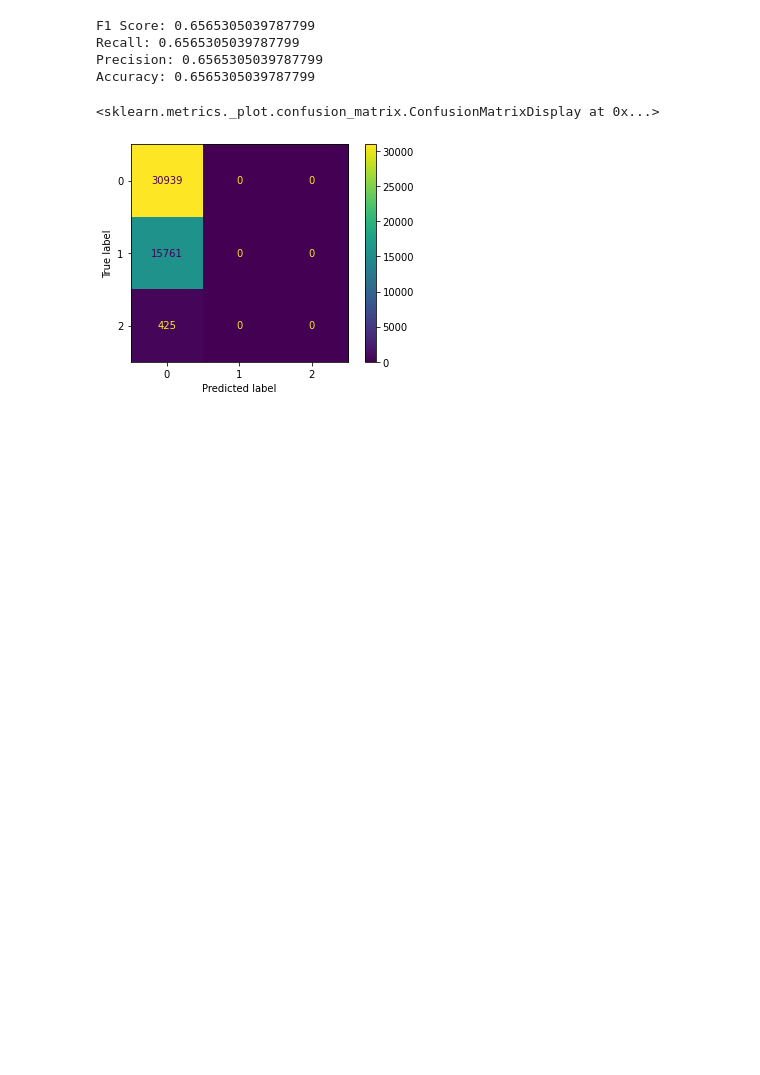
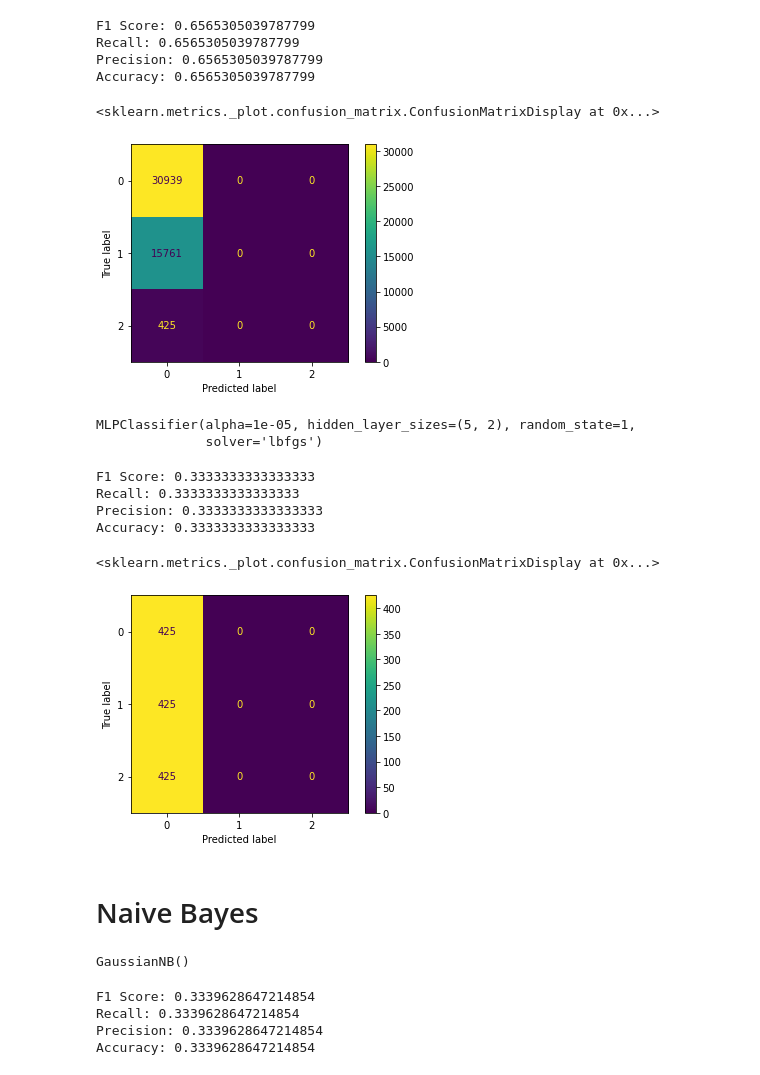
Before and after one commit to tianiachan/IdentifyingAirBnBsinSantaClara, a Jupyter notebook: Data670_Identifying_AirBnBs.ipynb, the cells around one changed output. Saved outputs shown, nothing was run; the diff lists cells and outputs as text; code cells hidden in the pictures; blank space fills up the shorter version.

Commit message:
Created using Colaboratory - visualize RF when only have numbers?

```diff
--- a/Data670_Identifying_AirBnBs.ipynb
+++ b/Data670_Identifying_AirBnBs.ipynb
@@ -288,4 +291,4 @@ print(stop_words)
 #remove stop words and words that are only one character long
 #reviews_df['comments'] = reviews_df['comments'].astype('str').apply(lambda x: ' '.join([word for word in x.split() if word not in (stop_words)]))
 
-reviews_df['comments'] = reviews_df['comments'].astype('str').apply(lambda x: ' '.join([word for word in x.split() if word not in (stop_words) and len(word) != 1]))
+#reviews_df['comments'] = reviews_df['comments'].astype('str').apply(lambda x: ' '.join([word for word in x.split() if word not in (stop_words) and len(word) != 1]))
@@ -833,11 +804,42 @@ ConfusionMatrixDisplay(confusion_matrix = cmCNN).plot()
 <sklearn.metrics._plot.confusion_matrix.ConfusionMatrixDisplay at 0x...>
 [figure]
 # %%
+#compare to balanced CNN
 clfCNNB = MLPClassifier(solver='lbfgs', alpha=1e-5,hidden_layer_sizes=(5, 2), random_state=1)
 clfCNNB.fit(x, y)
 MLPClassifier(alpha=1e-05, hidden_layer_sizes=(5, 2), random_state=1,
               solver='lbfgs')
+# %% [output]
+MLPClassifier(alpha=1e-05, hidden_layer_sizes=(5, 2), random_state=1,
+              solver='lbfgs')
 # %%
 #evaluate CNN balanced
 #get predictions from the model
 y_predCNNB = clfCNNB.predict(x_test_1)
+# %%
+#accuracy
+accuracyCNNB = accuracy_score(y_test_1,y_predCNNB)
+#precision
+precisionCNNB = precision_score (y_test_1, y_predCNNB, average = "micro")
+#recall
+recallCNNB = recall_score(y_test_1, y_predCNNB, average = "micro")
+#f1 score
+f1CNNB = f1_score (y_test_1,y_predCNNB, average = "micro")
+print("F1 Score:", f1CNNB)
+print("Recall:", recallCNNB)
+print("Precision:",  precisionCNNB)
+print("Accuracy:", accuracyCNNB)
+# %% [output]
+F1 Score: 0.3333333333333333
+Recall: 0.3333333333333333
+Precision: 0.3333333333333333
+Accuracy: 0.3333333333333333
+# %%
+#confusion matrix
+cmCNNB = confusion_matrix(y_test_1,y_predCNNB)
+ConfusionMatrixDisplay(confusion_matrix = cmCNNB).plot()
+# %% [output]
+<sklearn.metrics._plot.confusion_matrix.ConfusionMatrixDisplay at 0x...>
+[figure, added]
+# %% [markdown]
+# Naive Bayes
@@ -843,0 +850,6 @@ y_predCNNB = clfCNNB.predict(x_test_1)
+# %%
+#declare and fit model to data
+nbmodel = GaussianNB()
+nbmodel.fit(x_train, y_train)
+# %% [output]
+GaussianNB()
@@ -844,13 +859,18 @@ y_predCNNB = clfCNNB.predict(x_test_1)
 # %%
 #accuracy
-accuracyCNN = accuracy_score(y_test,y_predCNN)
+accuracyNB = accuracy_score(y_test,y_predNB)
 #precision
-precisionCNN = precision_score (y_test, y_predCNN, average = "micro")
+precisionNB = precision_score (y_test, y_predNB, average = "micro")
 #recall
-recallCNN = recall_score(y_test, y_predCNN, average = "micro")
+recallNB = recall_score(y_test, y_predNB, average = "micro")
 #f1 score
-f1CNN = f1_score (y_test,y_predCNN, average = "micro")
-print("F1 Score:", f1CNN)
-print("Recall:", recallCNN)
-print("Precision:",  precisionCNN)
-print("Accuracy:", accuracyCNN)
+f1NB = f1_score (y_test,y_predNB, average = "micro")
+print("F1 Score:", f1NB)
+print("Recall:", recallNB)
+print("Precision:",  precisionNB)
+print("Accuracy:", accuracyNB)
+# %% [output]
+F1 Score: 0.3339628647214854
+Recall: 0.3339628647214854
+Precision: 0.3339628647214854
+Accuracy: 0.3339628647214854
```
Also changed, not shown: parts of 39 cells of this notebook.
